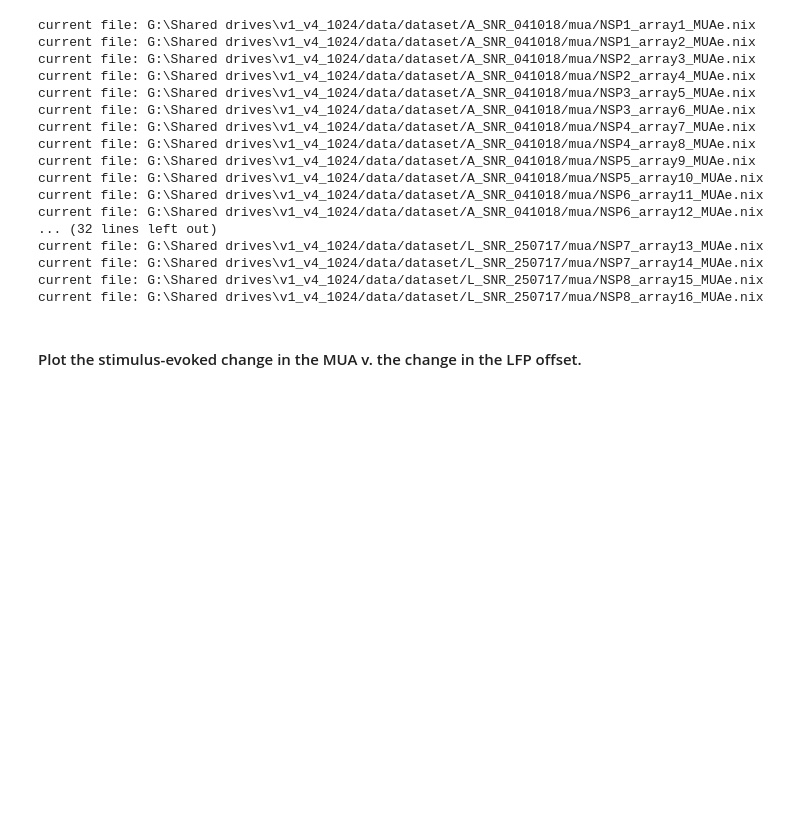
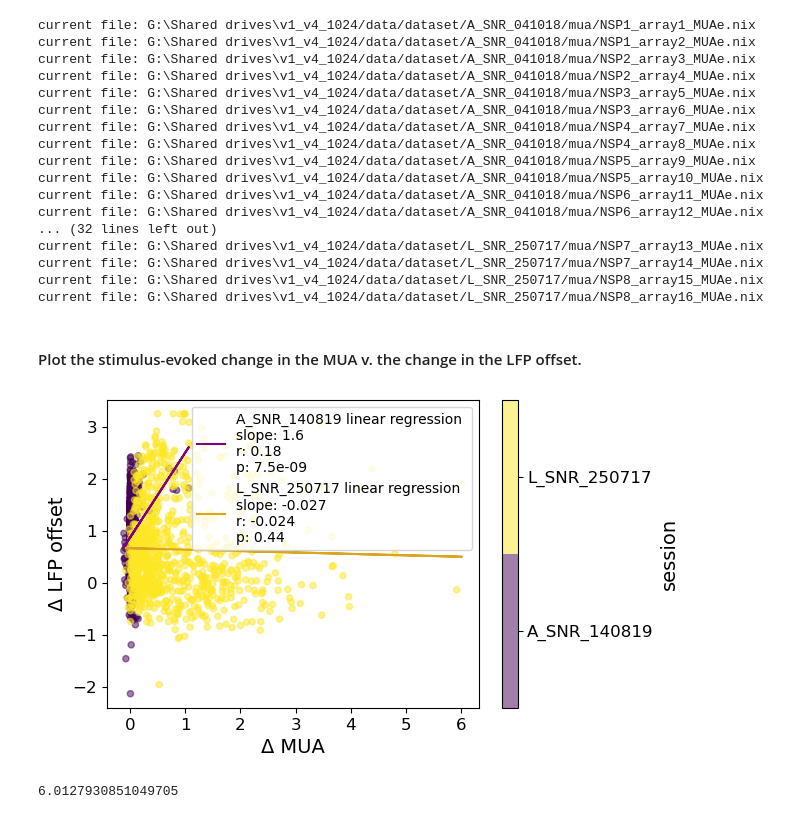
Before and after one commit to voytekresearch/v1_v4_1024_elec, a Jupyter notebook: notebooks/mua_v_lfp_offset.ipynb, the cells around one changed output. Saved outputs shown, nothing was run; the diff lists cells and outputs as text; code cells hidden in the pictures; blank space fills up the shorter version.

Commit message:
perform schematic of mua in both sessions

```diff
--- a/notebooks/mua_v_lfp_offset.ipynb
+++ b/notebooks/mua_v_lfp_offset.ipynb
@@ -222,2 +222,7 @@ diff_df = r"G:\Shared drives\v1_v4_1024\data\results\spectral_params_diff.csv"
 # %%
 # load data
+df = pd.read_csv(f'{PROJECT_PATH}/data/results/mua_df.csv', index_col=0)
+results = pd.read_csv(fr"{PROJECT_PATH}\data\results\lfp_spectral_params.csv", index_col=0) # load LFP spectral parameter results
+
+# merge both dataframes
+results_df = pd.merge(left=results, right=df, on= ["session", "array", "channel", "epoch"])
@@ -226,0 +229,40 @@ segment, analog_signal = load_nix(fname_in)
+# %%
+# calculate change in variables
+df_post = results_df.loc[results_df["epoch"]=="post"]
+df_pre = results_df.loc[results_df["epoch"]=="pre"]
+
+df_merge = df_post.merge(df_pre, on=['session','channel','chan_idx','array'], suffixes=['_post', '_pre'])
+df_merge = df_merge.drop(columns=['epoch_pre','epoch_post'])
+
+varname = ['offset', 'knee', 'exponent', 'r2', 'mua']
+for var in varname :
+    df_merge[f'{var}_diff'] = df_merge[f'{var}_post'] - df_merge[f'{var}_pre']
+# %%
+# temporary variable due to df_merge being 2 sessions instead of 3
+SESSIONS = ["A_SNR_140819", "L_SNR_250717"]
+colors = ["purple", "goldenrod"]
+
+# plot change in mua vs change in offset
+df_merge['session'] = pd.Categorical(df_merge['session'])
+fig, ax = plt.subplots(1,1, figsize=[6,4])
+df_merge.plot.scatter(x="mua_diff", y="offset_diff", c="session", cmap="viridis", alpha=0.5, ax=ax)
+ax.set(xlabel="\u0394 MUA", ylabel="\u0394 LFP offset")
+
+# add linear regression per session
+for session, color in zip(SESSIONS, colors):
+    results_session = df_merge.loc[df_merge["session"]==session]
+
+    (slope, intercept, rvalue, pvalue, stderr) = linregress(x=results_session["mua_diff"], y=results_session["offset_diff"])
+    y_pred = intercept + slope*results_session["mua_diff"]
+
+    label = f"{session} linear regression \nslope: {slope:.2} \nr: {rvalue:.2} \np: {pvalue:.2}"
+    ax.plot(results_session["mua_diff"],y_pred, color=color, label=label)
+
+ax.legend()
+plt.show()
+# %% [output]
+[figure, added]
+# %%
+max(df_merge['mua_diff'])
+# %% [output]
+6.0127930851049705
```
Also changed, not shown: parts of 11 cells of this notebook.
